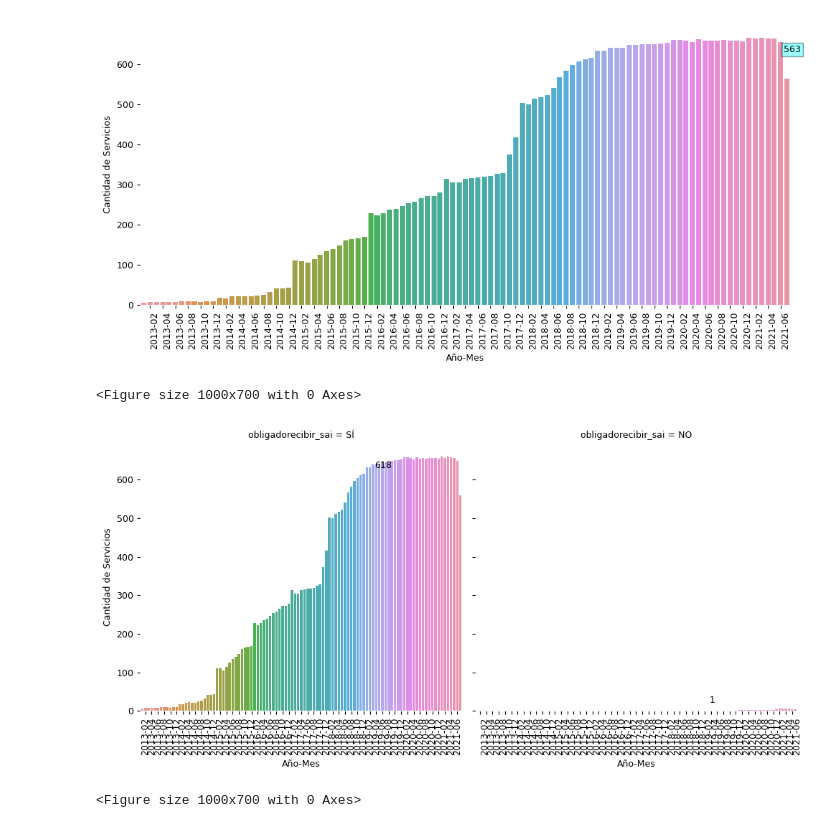
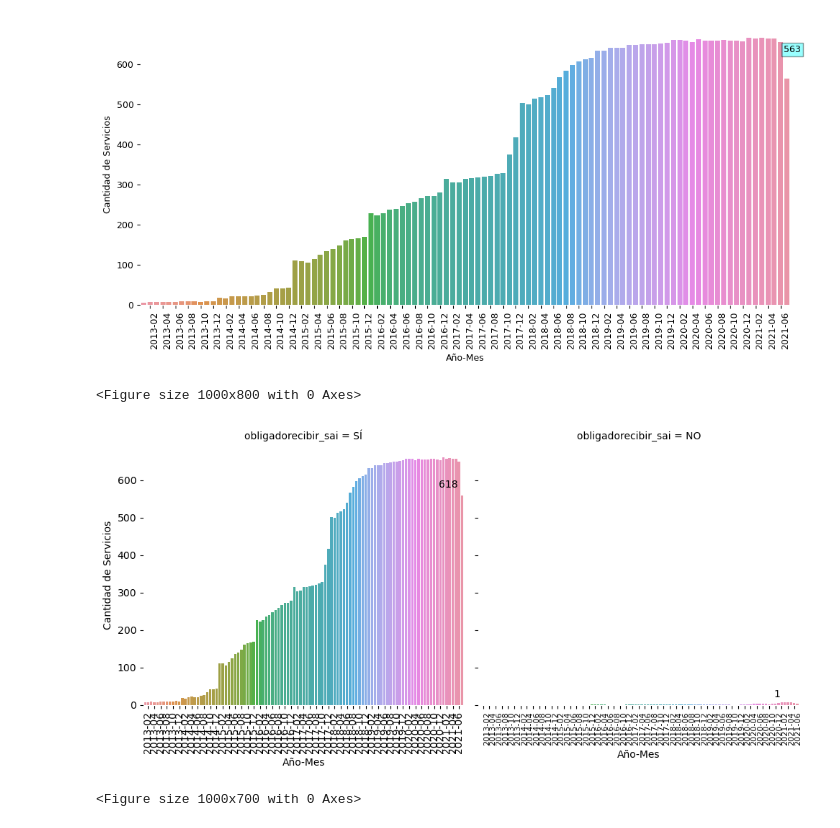
Before and after one commit to josemoragonzalez/PublicEmployment, a Jupyter notebook: informe.ipynb, the cells around one changed output. Drawn from its saved outputs; the diff is of its cells as text; code cells hidden in the pictures.

```diff
--- a/informe.ipynb
+++ b/informe.ipynb
@@ -433,23 +434,26 @@ plt.show()
 <Figure size 1000x700 with 0 Axes>
 [figure]
 # %%
-plt.figure(figsize=(10,7))
+import matplotlib
+plt.figure(figsize=(10,8))
 g1 = sns.catplot(kind='count', data=df6, x='Año-Mes', col="obligadorecibir_sai", aspect=1)
 g1.set_xticklabels(rotation=90)
 ax = g1.axes.flat
+plt.xticks(ticksf['col'], ticksf['Año-Mes'],ha='left', fontsize=8)
 ax[0].set_ylabel('Cantidad de Servicios')
 ax[0].spines['left'].set_color('white')
 ax[1].spines['left'].set_color('white')
 ax[0].spines['bottom'].set_color('white')
 ax[1].spines['bottom'].set_color('white')
-ax[0].annotate('618', xy=(74.5,630), xytext=(74.5,630))
-ax[1].annotate('1', xy=(74.5,10), xytext=(74.5,20))
-plt.xticks(ticksf['col'], ticksf['Año-Mes'],ha='left')
+ax[0].annotate('618', xy=(94.5,580), xytext=(94.5,580))
+ax[1].annotate('1', xy=(94.5,10), xytext=(94.5,20))
 plt.tight_layout()
+plt.savefig('img/output6.png')
+
 plt.show()
 # %% [output]
-<Figure size 1000x700 with 0 Axes>
+<Figure size 1000x800 with 0 Axes>
-[figure, old version]
+[figure, new version]
 # %%
 plt.figure(figsize=(10,7))
 g2 = sns.catplot(kind='count', data=df6, x='Año-Mes', col="Ingresa", aspect=1)
```
Also changed, not shown: parts of 3 cells of this notebook, 2 other files.
